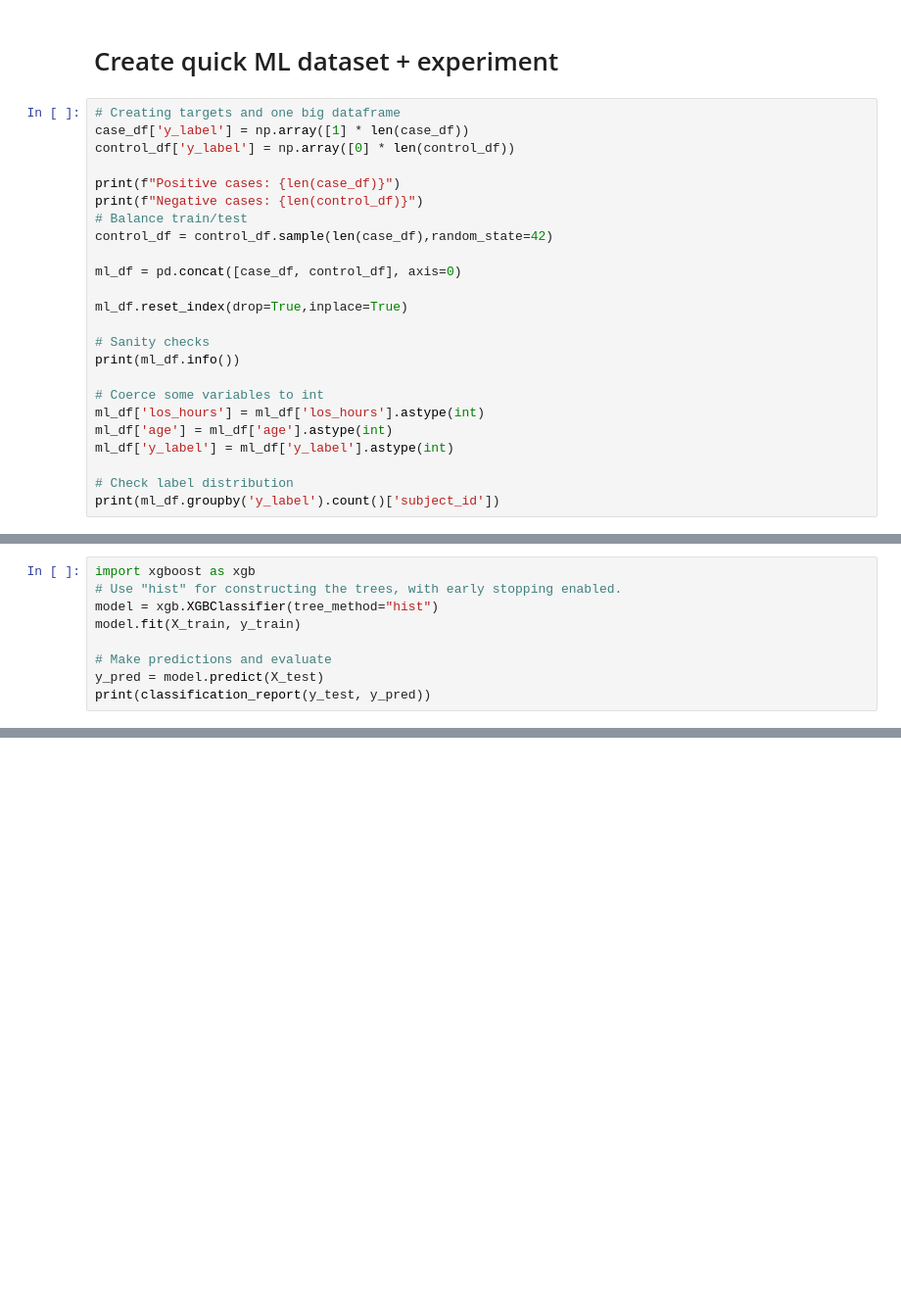
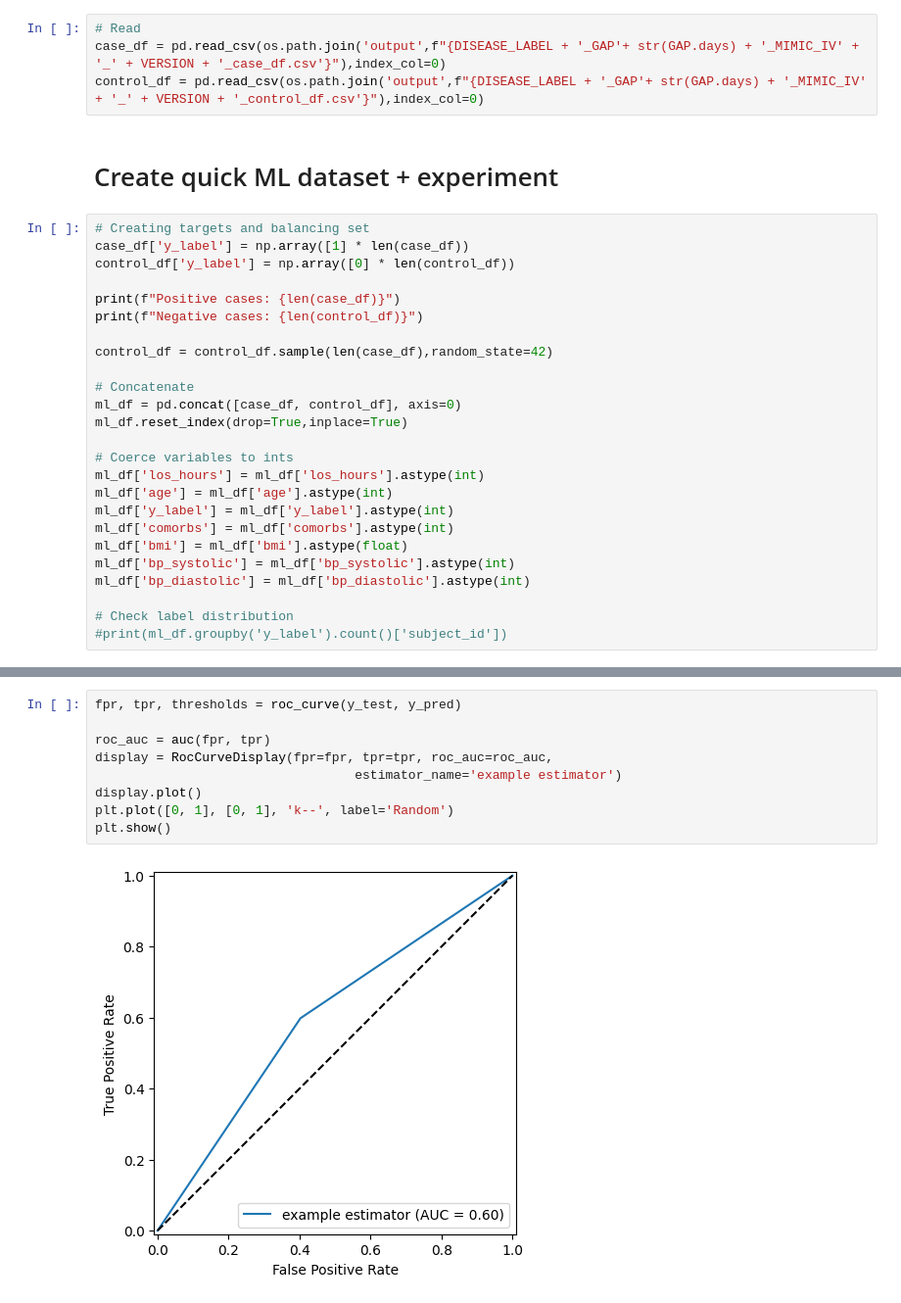
Before and after one commit to bma-vandijk/mimiciv_pipeline_insafedare, a Jupyter notebook: sandbox.ipynb, the cells around one changed output, grey strips where cells are left out. Shown at 98% size. Saved outputs shown, nothing was run; the diff lists cells and outputs as text; blank space fills up the shorter version.

Commit message:
verified dis. cohort, readmiss partitions, ml model

```diff
--- a/sandbox.ipynb
+++ b/sandbox.ipynb
@@ -84,27 +123,32 @@ control_df = control_df[control_df.groupby('subject_id')['subject_id'].transform
+# %%
+# Read
+case_df = pd.read_csv(os.path.join('output',f"{DISEASE_LABEL + '_GAP'+ str(GAP.days) + '_MIMIC_IV' + '_' + VERSION + '_case_df.csv'}"),index_col=0)
+control_df = pd.read_csv(os.path.join('output',f"{DISEASE_LABEL + '_GAP'+ str(GAP.days) + '_MIMIC_IV' + '_' + VERSION + '_control_df.csv'}"),index_col=0)
 # %% [markdown]
 # Create quick ML dataset + experiment
 # %%
-# Creating targets and one big dataframe
+# Creating targets and balancing set
 case_df['y_label'] = np.array([1] * len(case_df))
 control_df['y_label'] = np.array([0] * len(control_df))
 
 print(f"Positive cases: {len(case_df)}")
 print(f"Negative cases: {len(control_df)}")
-# Balance train/test
+
 control_df = control_df.sample(len(case_df),random_state=42)
 
+# Concatenate
 ml_df = pd.concat([case_df, control_df], axis=0)
-
 ml_df.reset_index(drop=True,inplace=True)
 
-# Sanity checks
-print(ml_df.info())
-
-# Coerce some variables to int
+# Coerce variables to ints
 ml_df['los_hours'] = ml_df['los_hours'].astype(int)
 ml_df['age'] = ml_df['age'].astype(int)
 ml_df['y_label'] = ml_df['y_label'].astype(int)
+ml_df['comorbs'] = ml_df['comorbs'].astype(int)
+ml_df['bmi'] = ml_df['bmi'].astype(float)
+ml_df['bp_systolic'] = ml_df['bp_systolic'].astype(int)
+ml_df['bp_diastolic'] = ml_df['bp_diastolic'].astype(int)
 
 # Check label distribution
-print(ml_df.groupby('y_label').count()['subject_id'])
+#print(ml_df.groupby('y_label').count()['subject_id'])
 # %% [output]
@@ -199,9 +252,0 @@ weighted avg       0.58      0.58      0.57      1321
-# %%
-import xgboost as xgb
-# Use "hist" for constructing the trees, with early stopping enabled.
-model = xgb.XGBClassifier(tree_method="hist")
-model.fit(X_train, y_train)
-
-# Make predictions and evaluate
-y_pred = model.predict(X_test)
-print(classification_report(y_test, y_pred))
@@ -252,0 +253,11 @@ dtype: int64
+# %%
+fpr, tpr, thresholds = roc_curve(y_test, y_pred)
+
+roc_auc = auc(fpr, tpr)
+display = RocCurveDisplay(fpr=fpr, tpr=tpr, roc_auc=roc_auc,
+                                  estimator_name='example estimator')
+display.plot()
+plt.plot([0, 1], [0, 1], 'k--', label='Random')
+plt.show()
+# %% [output]
+[figure, added]
```
Also changed, not shown: parts of 20 cells of this notebook, 3 other files.
